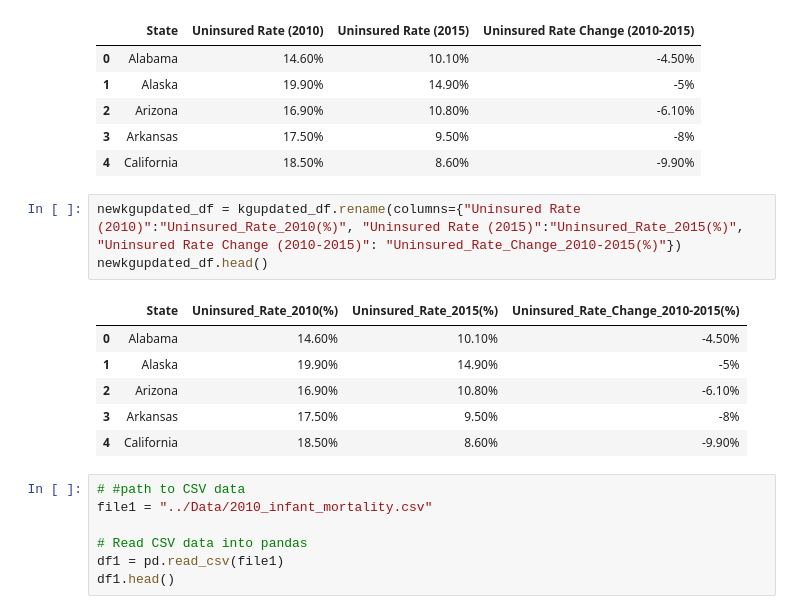
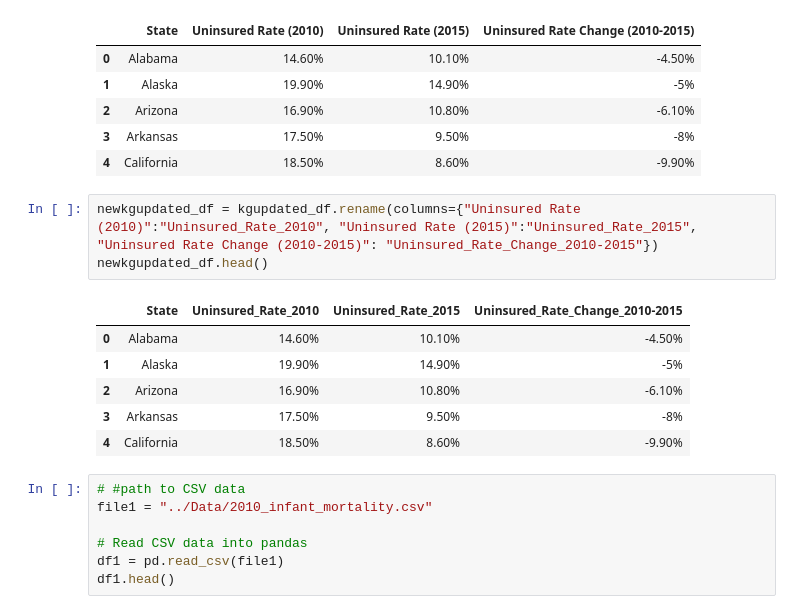
Before and after one commit to Sanjaye22/CU-BootCampProject-Two, a Jupyter notebook: Notebook/CU-BootCampProject_Two Notebook.ipynb, the cells around one changed output. Drawn from its saved outputs; the diff is of its cells as text.

```diff
--- a/Notebook/CU-BootCampProject_Two Notebook.ipynb
+++ b/Notebook/CU-BootCampProject_Two Notebook.ipynb
@@ -31,10 +31,10 @@ See the caveats in the documentation: https://pandas.pydata.org/pandas-docs/stab
 | 3 | Arkansas | 17.50% | 9.50% | -8% |
 | 4 | California | 18.50% | 8.60% | -9.90% |
 # %%
-newkgupdated_df = kgupdated_df.rename(columns={"Uninsured Rate (2010)":"Uninsured_Rate_2010(%)", "Uninsured Rate (2015)":"Uninsured_Rate_2015(%)", "Uninsured Rate Change (2010-2015)": "Uninsured_Rate_Change_2010-2015(%)"})
+newkgupdated_df = kgupdated_df.rename(columns={"Uninsured Rate (2010)":"Uninsured_Rate_2010", "Uninsured Rate (2015)":"Uninsured_Rate_2015", "Uninsured Rate Change (2010-2015)": "Uninsured_Rate_Change_2010-2015"})
 newkgupdated_df.head()
 # %% [output]
-|  | State | Uninsured_Rate_2010(%) | Uninsured_Rate_2015(%) | Uninsured_Rate_Change_2010-2015(%) |
+|  | State | Uninsured_Rate_2010 | Uninsured_Rate_2015 | Uninsured_Rate_Change_2010-2015 |
 | 0 | Alabama | 14.60% | 10.10% | -4.50% |
 | 1 | Alaska | 19.90% | 14.90% | -5% |
 | 2 | Arizona | 16.90% | 10.80% | -6.10% |
```
Also changed, not shown: parts of 9 cells of this notebook, 6 other files.
